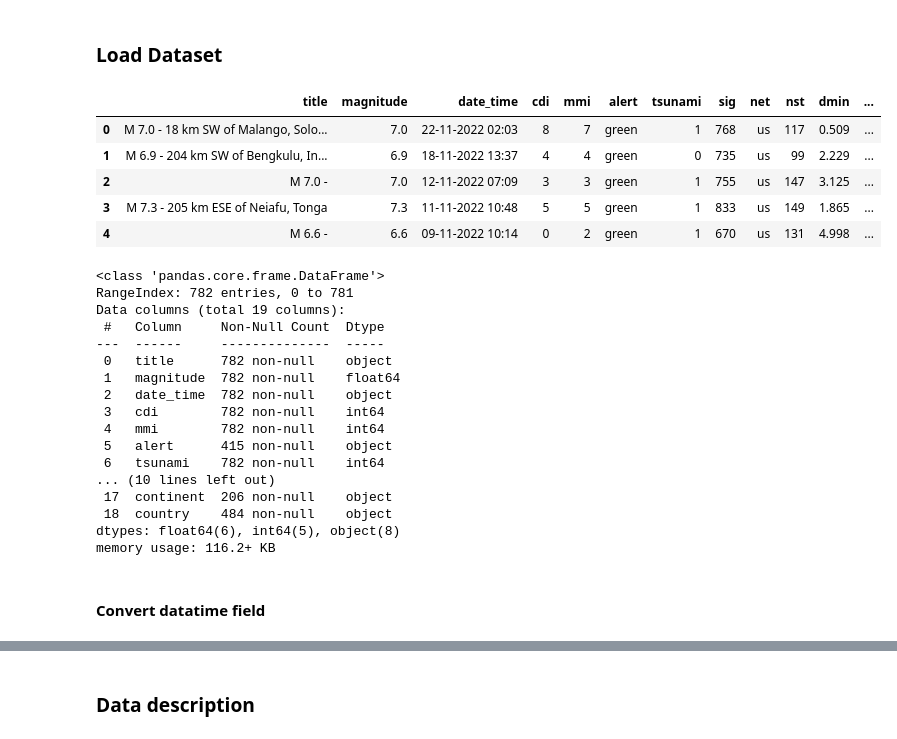
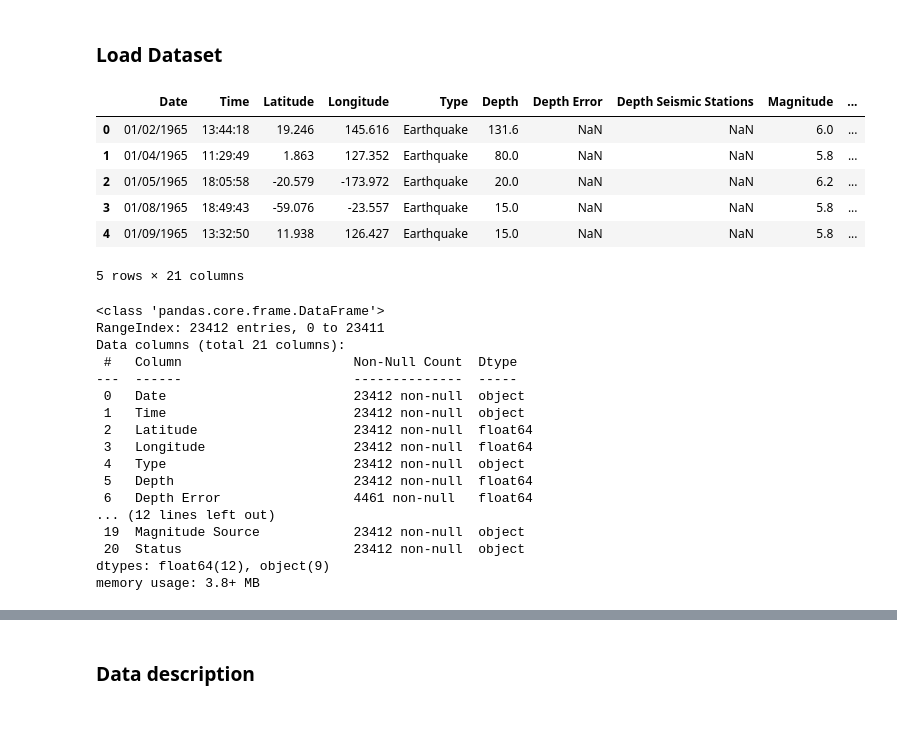
Before and after one commit to com-480-data-visualization/project-2023-viz-ex, a Jupyter notebook: earthquake-analysis.ipynb, the cells around one changed output, grey strips where cells are left out. Drawn from its saved outputs; the diff is of its cells as text; code cells hidden in the pictures.

```diff
--- a/earthquake-analysis.ipynb
+++ b/earthquake-analysis.ipynb
@@ -9,34 +9,33 @@ plt.style.use('fast')
 # %% [markdown]
 ### **Load Dataset**
 # %%
-data = pd.read_csv('./data/earthquake_data.csv')
+data = pd.read_csv('./data/database.csv')
 data.head()
 # %% [output]
-|  | title | magnitude | date_time | cdi | mmi | alert | tsunami | sig | net | nst | dmin | ... |
-| 0 | M 7.0 - 18 km SW of Malango, Solo... | 7.0 | 22-11-2022 02:03 | 8 | 7 | green | 1 | 768 | us | 117 | 0.509 | ... |
-| 1 | M 6.9 - 204 km SW of Bengkulu, In... | 6.9 | 18-11-2022 13:37 | 4 | 4 | green | 0 | 735 | us | 99 | 2.229 | ... |
-| 2 | M 7.0 - | 7.0 | 12-11-2022 07:09 | 3 | 3 | green | 1 | 755 | us | 147 | 3.125 | ... |
-| 3 | M 7.3 - 205 km ESE of Neiafu, Tonga | 7.3 | 11-11-2022 10:48 | 5 | 5 | green | 1 | 833 | us | 149 | 1.865 | ... |
-| 4 | M 6.6 - | 6.6 | 09-11-2022 10:14 | 0 | 2 | green | 1 | 670 | us | 131 | 4.998 | ... |
+|  | Date | Time | Latitude | Longitude | Type | Depth | Depth Error | Depth Seismic Stations | Magnitude | ... |
+| 0 | 01/02/1965 | 13:44:18 | 19.246 | 145.616 | Earthquake | 131.6 | NaN | NaN | 6.0 | ... |
+| 1 | 01/04/1965 | 11:29:49 | 1.863 | 127.352 | Earthquake | 80.0 | NaN | NaN | 5.8 | ... |
+| 2 | 01/05/1965 | 18:05:58 | -20.579 | -173.972 | Earthquake | 20.0 | NaN | NaN | 6.2 | ... |
+| 3 | 01/08/1965 | 18:49:43 | -59.076 | -23.557 | Earthquake | 15.0 | NaN | NaN | 5.8 | ... |
+| 4 | 01/09/1965 | 13:32:50 | 11.938 | 126.427 | Earthquake | 15.0 | NaN | NaN | 5.8 | ... |
+5 rows × 21 columns
 # %%
 data.info()
 # %% [output]
 <class 'pandas.core.frame.DataFrame'>
-RangeIndex: 782 entries, 0 to 781
-Data columns (total 19 columns):
- #   Column     Non-Null Count  Dtype
----  ------     --------------  -----
- 0   title      782 non-null    object
- 1   magnitude  782 non-null    float64
- 2   date_time  782 non-null    object
- 3   cdi        782 non-null    int64
- 4   mmi        782 non-null    int64
- 5   alert      415 non-null    object
- 6   tsunami    782 non-null    int64
-... (10 lines left out)
- 17  continent  206 non-null    object
- 18  country    484 non-null    object
-dtypes: float64(6), int64(5), object(8)
-memory usage: 116.2+ KB
+RangeIndex: 23412 entries, 0 to 23411
+Data columns (total 21 columns):
+ #   Column                      Non-Null Count  Dtype
+---  ------                      --------------  -----
+ 0   Date                        23412 non-null  object
+ 1   Time                        23412 non-null  object
+ 2   Latitude                    23412 non-null  float64
+ 3   Longitude                   23412 non-null  float64
+ 4   Type                        23412 non-null  object
+ 5   Depth                       23412 non-null  float64
+ 6   Depth Error                 4461 non-null   float64
+... (12 lines left out)
+ 19  Magnitude Source            23412 non-null  object
+ 20  Status                      23412 non-null  object
+dtypes: float64(12), object(9)
+memory usage: 3.8+ MB
-# %% [markdown]
-#### **Convert datatime field**
```
Also changed, not shown: parts of 11 cells of this notebook, 1 other file.
